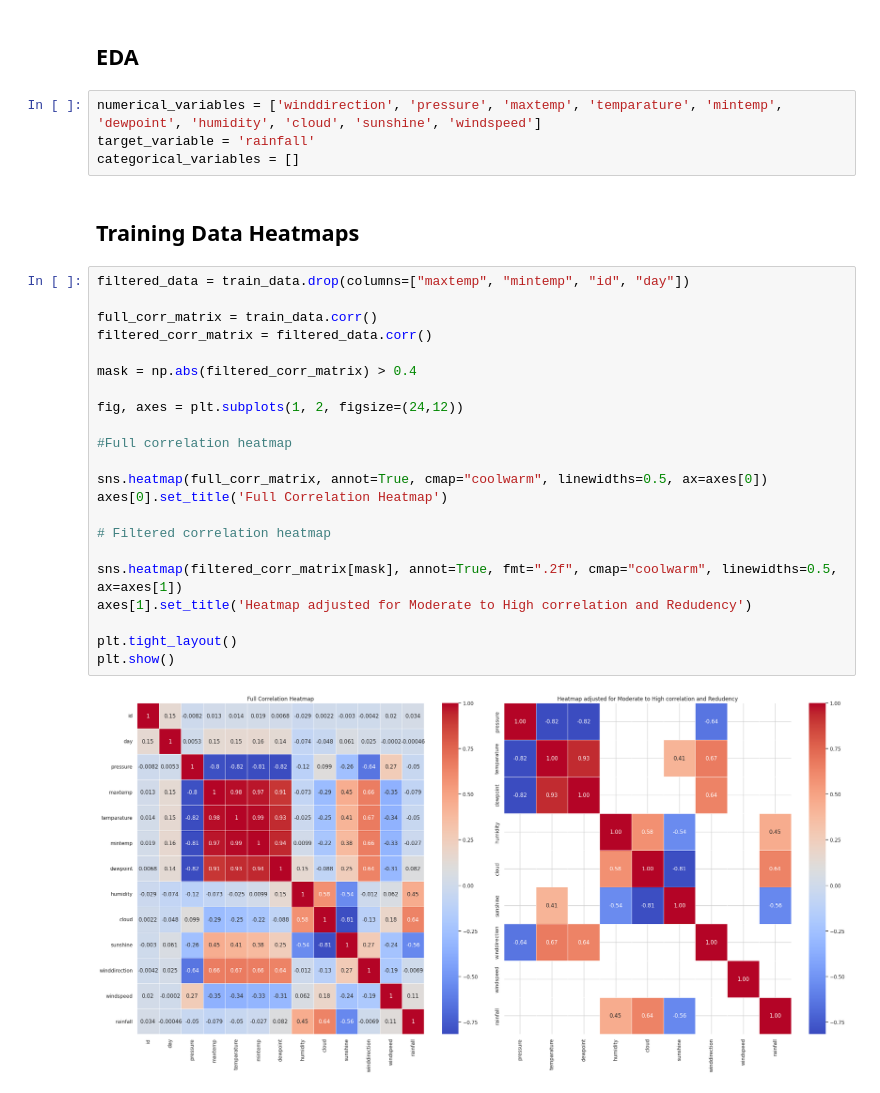
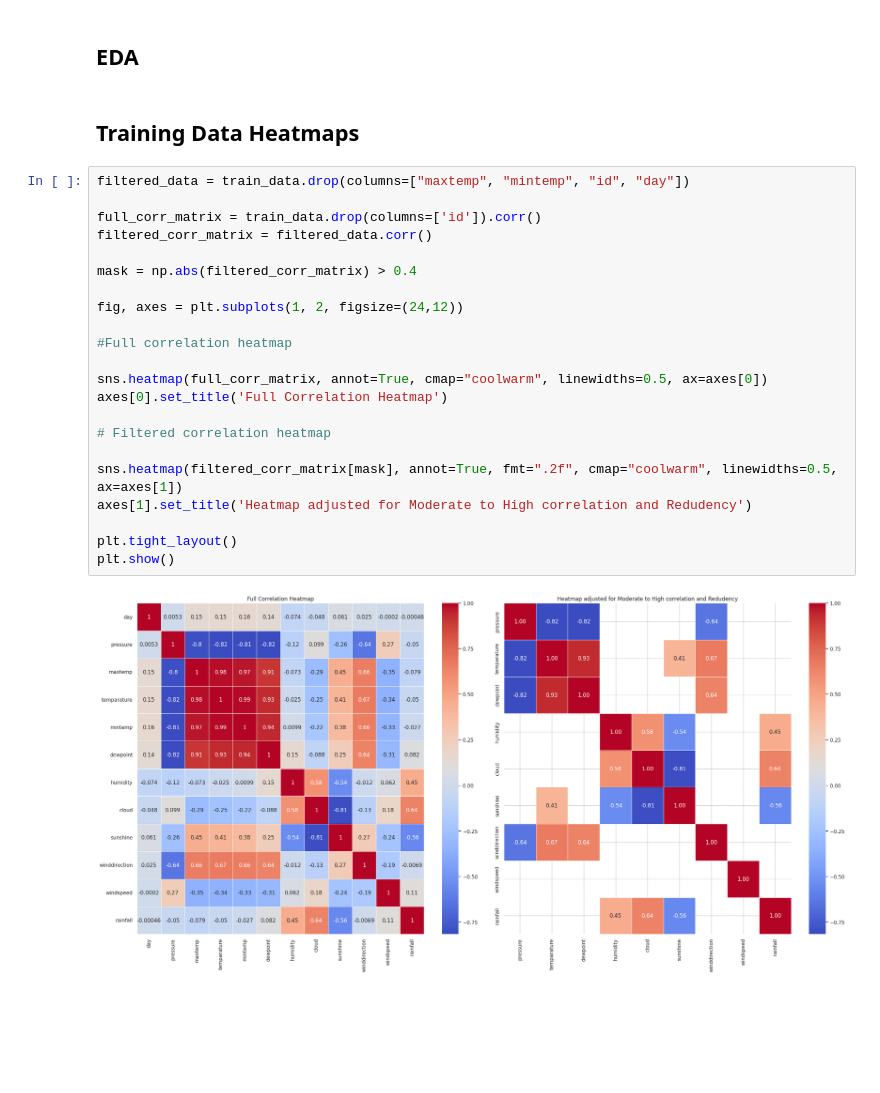
Before and after one commit to ChristopherIanPeck/kaggle-playground-series-s5, a Jupyter notebook: binary-prediction-challenge.ipynb, the cells around one changed output. Drawn from its saved outputs; the diff is of its cells as text; blank space fills up the shorter version.

```diff
--- a/binary-prediction-challenge.ipynb
+++ b/binary-prediction-challenge.ipynb
@@ -236,33 +236,29 @@ Two missing values in the winddirection and windspeen features in the original d
 - Numerical weather data variables tend to need scaling to account for the differences in magnitude across different feastures.
 # %% [markdown]
 ## **EDA**
-# %%
-numerical_variables = ['winddirection', 'pressure', 'maxtemp', 'temparature', 'mintemp', 'dewpoint', 'humidity', 'cloud', 'sunshine', 'windspeed']
-target_variable = 'rainfall'
-categorical_variables = []
 # %% [markdown]
 ## **Training Data Heatmaps**
 # %%
 filtered_data = train_data.drop(columns=["maxtemp", "mintemp", "id", "day"])
 
-full_corr_matrix = train_data.corr()
+full_corr_matrix = train_data.drop(columns=['id']).corr()
 filtered_corr_matrix = filtered_data.corr()
 
 mask = np.abs(filtered_corr_matrix) > 0.4
 
 fig, axes = plt.subplots(1, 2, figsize=(24,12))
 
 #Full correlation heatmap
 
 sns.heatmap(full_corr_matrix, annot=True, cmap="coolwarm", linewidths=0.5, ax=axes[0])
 axes[0].set_title('Full Correlation Heatmap')
 
 # Filtered correlation heatmap
 
 sns.heatmap(filtered_corr_matrix[mask], annot=True, fmt=".2f", cmap="coolwarm", linewidths=0.5, ax=axes[1])
 axes[1].set_title('Heatmap adjusted for Moderate to High correlation and Redudency')
 
 plt.tight_layout()
 plt.show()
 # %% [output]
-[figure, old version]
+[figure, new version]
```
Also changed, not shown: parts of 3 cells of this notebook.
